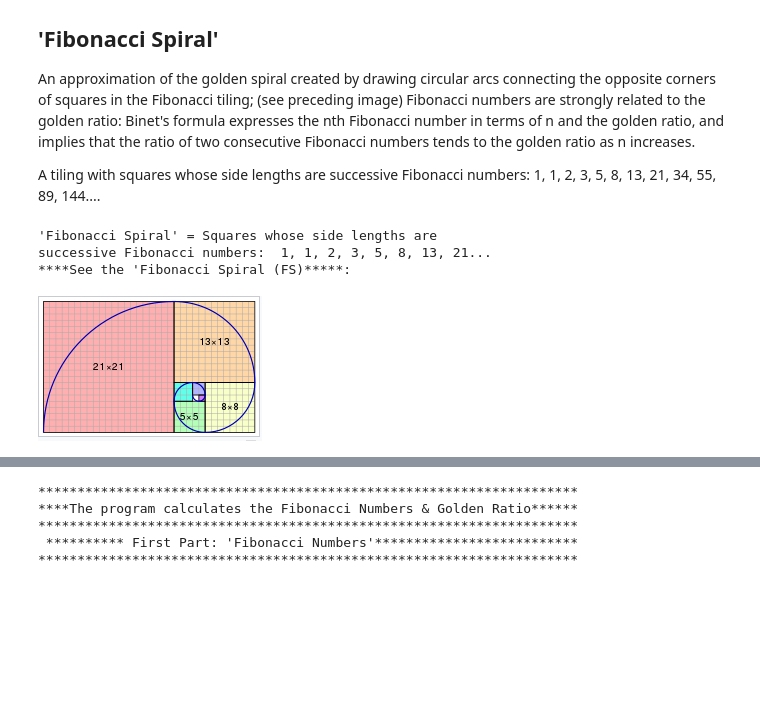
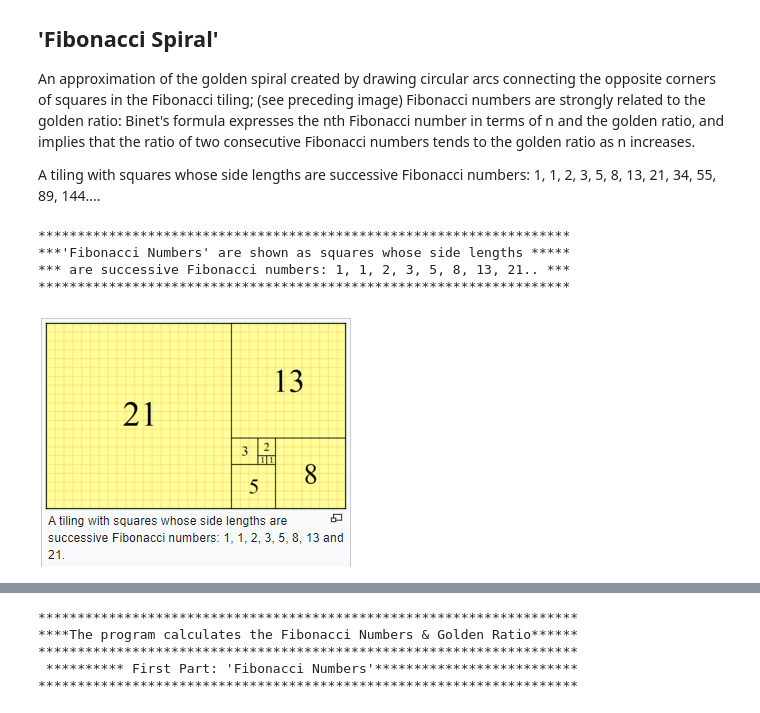
Before and after one commit to HVoellinger/Mathematics, a Jupyter notebook: Fibonacci+Golden-Ratio.ipynb, the cells around one changed output, grey strips where cells are left out. Cells and saved outputs as stored; diff of their text form; code cells hidden in the pictures; blank space fills up the shorter version.

```diff
--- a/Fibonacci+Golden-Ratio.ipynb
+++ b/Fibonacci+Golden-Ratio.ipynb
@@ -28,16 +28,17 @@ consecutive Fibonacci numbers tends to the golden ratio as n increases.
 
 A tiling with squares whose side lengths are successive Fibonacci numbers: 1, 1, 2, 3, 5, 8, 13, 21, 34, 55, 89, 144....
 # %%
-print ("'Fibonacci Spiral' = Squares whose side lengths are")
-print ("successive Fibonacci numbers:  1, 1, 2, 3, 5, 8, 13, 21...")
-
-print ("****See the 'Fibonacci Spiral (FS)*****:")
+print ("********************************************************************")
+print ("***'Fibonacci Numbers' are shown as squares whose side lengths *****")
+print ("*** are successive Fibonacci numbers: 1, 1, 2, 3, 5, 8, 13, 21.. ***")
+print ("********************************************************************")
 
 from IPython.display import Image
 
-Image('fibonacci.png')
+Image('fibonacci-nb.png')
 # %% [output]
-'Fibonacci Spiral' = Squares whose side lengths are
-successive Fibonacci numbers:  1, 1, 2, 3, 5, 8, 13, 21...
-****See the 'Fibonacci Spiral (FS)*****:
+********************************************************************
+***'Fibonacci Numbers' are shown as squares whose side lengths *****
+*** are successive Fibonacci numbers: 1, 1, 2, 3, 5, 8, 13, 21.. ***
+********************************************************************
-[figure, old version]
+[figure, new version]
```
Also changed, not shown: parts of 5 cells of this notebook, 8 other files.
